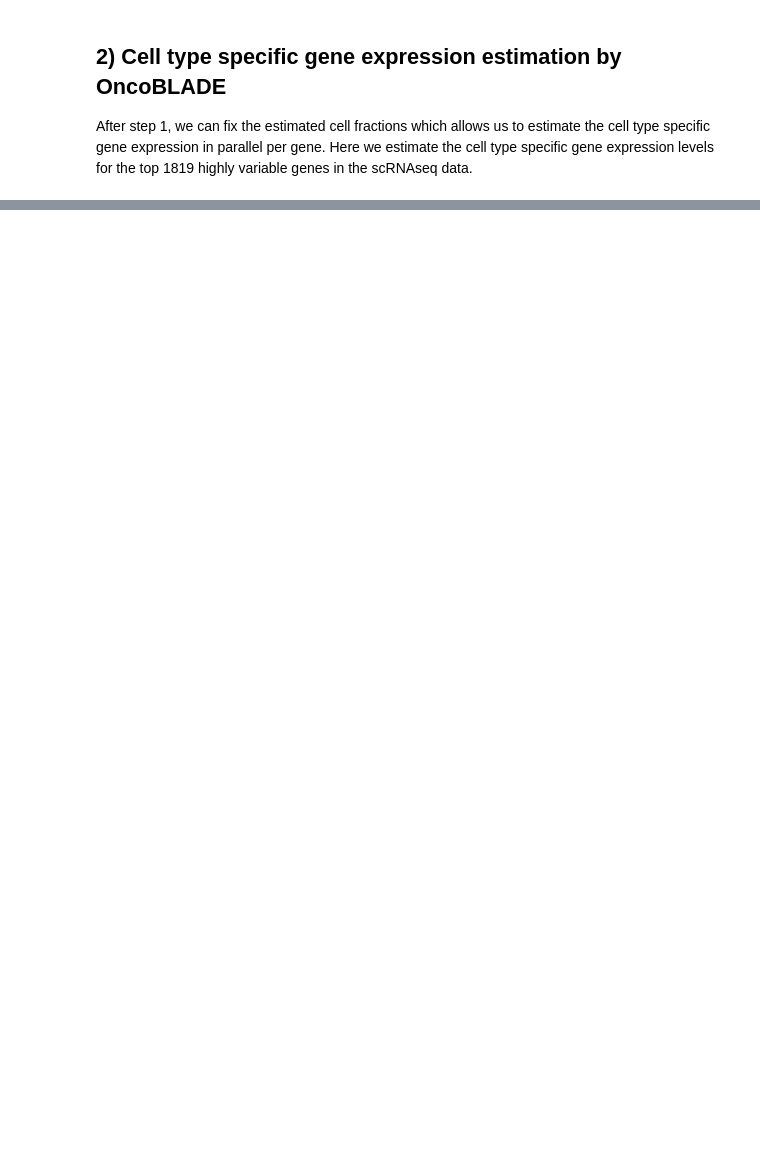
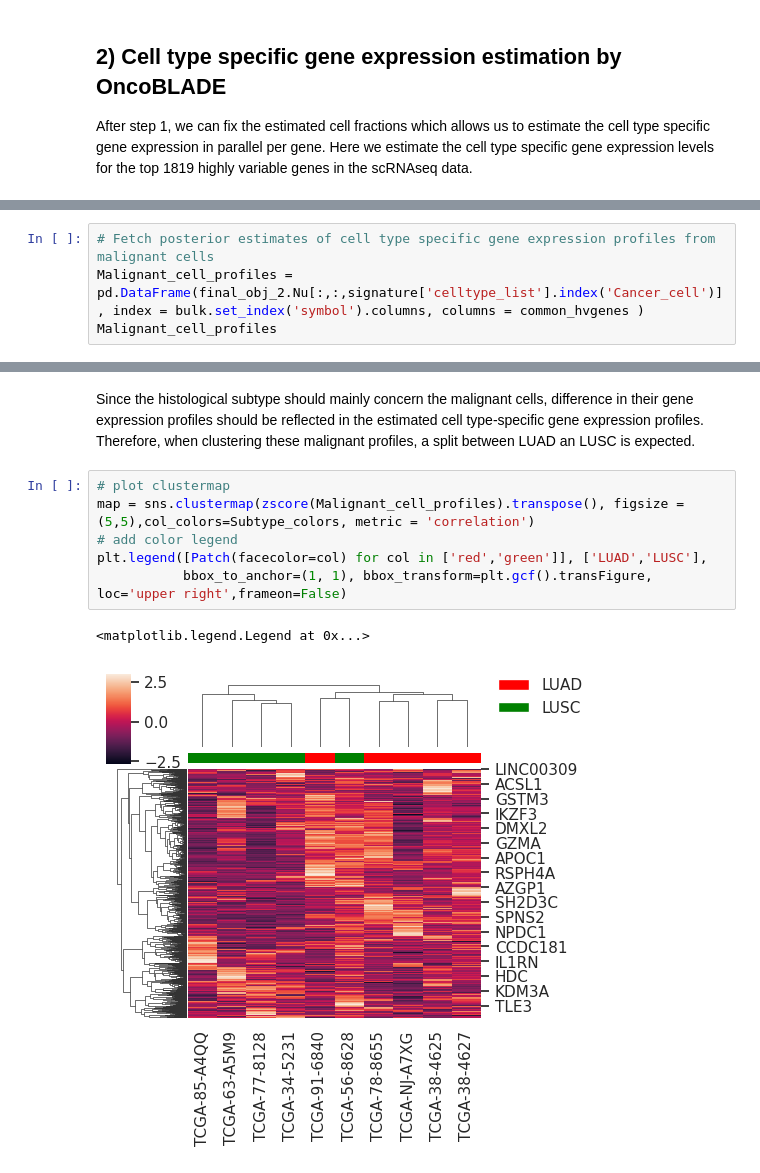
Before and after one commit to tgac-vumc/OncoBLADE, a Jupyter notebook: jupyter/OncoBLADE - Demo script.ipynb, the cells around one changed output, grey strips where cells are left out. Saved outputs shown, nothing was run; the diff lists cells and outputs as text; blank space fills up the shorter version.

```diff
--- a/jupyter/OncoBLADE - Demo script.ipynb
+++ b/jupyter/OncoBLADE - Demo script.ipynb
@@ -267,0 +271,4 @@ final_obj_2, obj_func = Purify_AllGenes(BLADE_output, Mu_hvgenes.to_numpy(), Ome
+# %%
+# Fetch posterior estimates of cell type specific gene expression profiles from malignant cells
+Malignant_cell_profiles = pd.DataFrame(final_obj_2.Nu[:,:,signature['celltype_list'].index('Cancer_cell')], index = bulk.set_index('symbol').columns, columns = common_hvgenes )
+Malignant_cell_profiles
@@ -267,0 +302,12 @@ final_obj_2, obj_func = Purify_AllGenes(BLADE_output, Mu_hvgenes.to_numpy(), Ome
+# %% [markdown]
+Since the histological subtype should mainly concern the malignant cells, difference in their gene expression profiles should be reflected in the estimated cell type-specific gene expression profiles.
+Therefore, when clustering these malignant profiles, a split between LUAD an LUSC is expected.
+# %%
+# plot clustermap
+map = sns.clustermap(zscore(Malignant_cell_profiles).transpose(), figsize = (5,5),col_colors=Subtype_colors, metric = 'correlation')
+# add color legend
+plt.legend([Patch(facecolor=col) for col in ['red','green']], ['LUAD','LUSC'],
+           bbox_to_anchor=(1, 1), bbox_transform=plt.gcf().transFigure, loc='upper right',frameon=False)
+# %% [output]
+<matplotlib.legend.Legend at 0x...>
+[figure, added]
```
Also changed, not shown: parts of 12 cells of this notebook.
